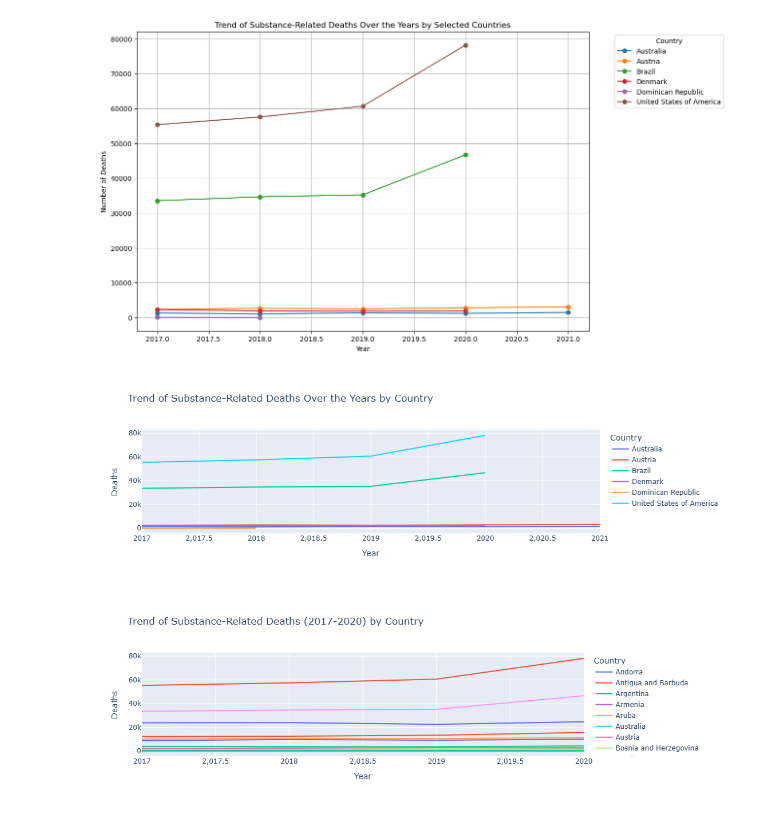
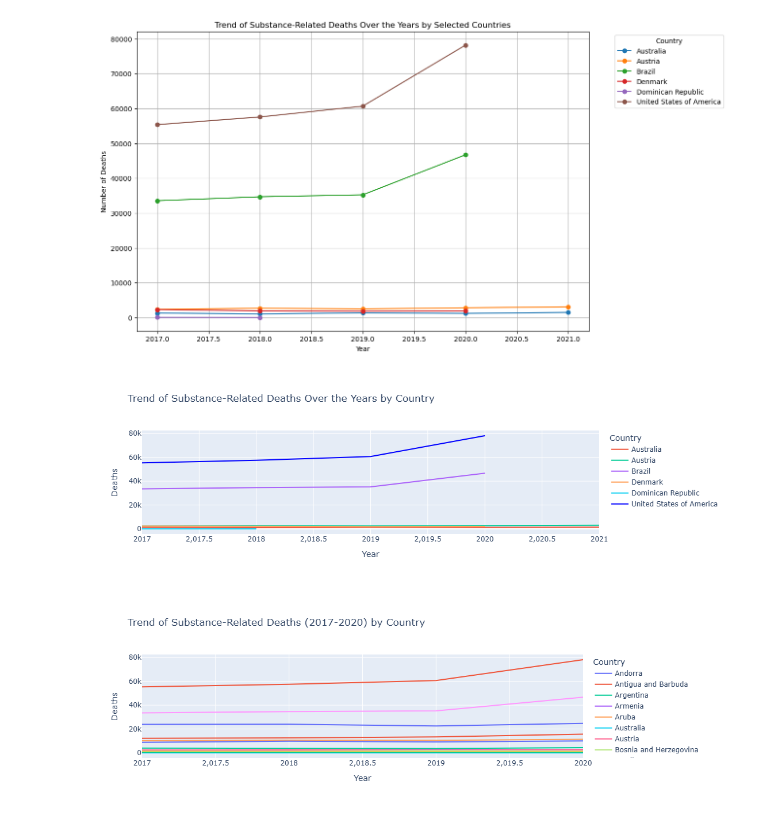
Before and after one commit to Jakef144/Bootcamp_project_1, a Jupyter notebook: Self harm and deaths/worldwideselfharm.ipynb, the cells around one changed output. Saved outputs shown, nothing was run; the diff lists cells and outputs as text; code cells hidden in the pictures.

```diff
--- a/Self harm and deaths/worldwideselfharm.ipynb
+++ b/Self harm and deaths/worldwideselfharm.ipynb
@@ -7,7 +7,7 @@ import matplotlib.pyplot as plt
 import plotly.express as px
 # %%
 # Load the CSV file into a DataFrame
-file_path = 'CSV_files/world_wide_self_harm_and_substance_deaths.csv'  # Replace with your file path
+file_path = '../CSV_files/world_wide_self_harm_and_substance_deaths.csv'
 df = pd.read_csv(file_path)
 
 # Display the first few rows to verify the import
@@ -89,18 +89,21 @@ plt.show()
 # %% [output]
 [figure]
 # %%
+import plotly.express as px
+
 # Filter data for specific countries if desired
 filtered_data = substance_trend_by_country[substance_trend_by_country['Country'].isin(countries_to_include)]
 
-# Create an interactive plot
+# Create an interactive plot with specified color for United States
 fig = px.line(filtered_data, x='Year', y='Deaths', color='Country',
               title="Trend of Substance-Related Deaths Over the Years by Country",
-              labels={'Deaths': 'Number of Deaths'})
+              labels={'Deaths': 'Number of Deaths'},
+              color_discrete_map={"United States of America": "blue"})  # Setting the color for the USA
 
 fig.update_layout(xaxis_title="Year", yaxis_title="Deaths", legend_title="Country")
 fig.show()
 # %% [output]
-[figure, old version]
+[figure, new version]
 # %%
 # Define the years of interest
 years_of_interest = [2017, 2018, 2019, 2020]
```
Also changed, not shown: parts of 1 cell of this notebook, 13 other files.
